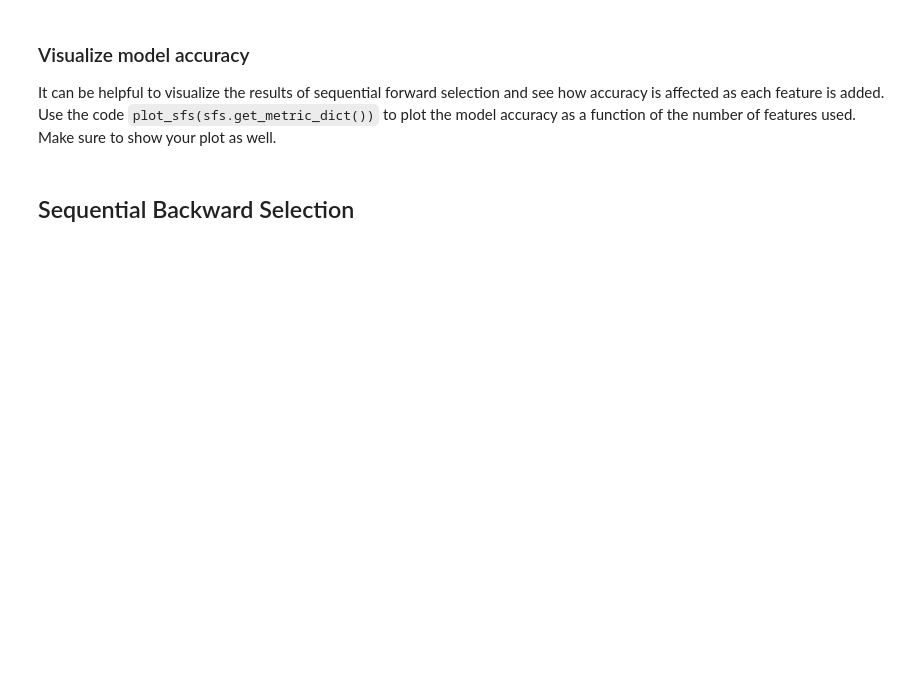
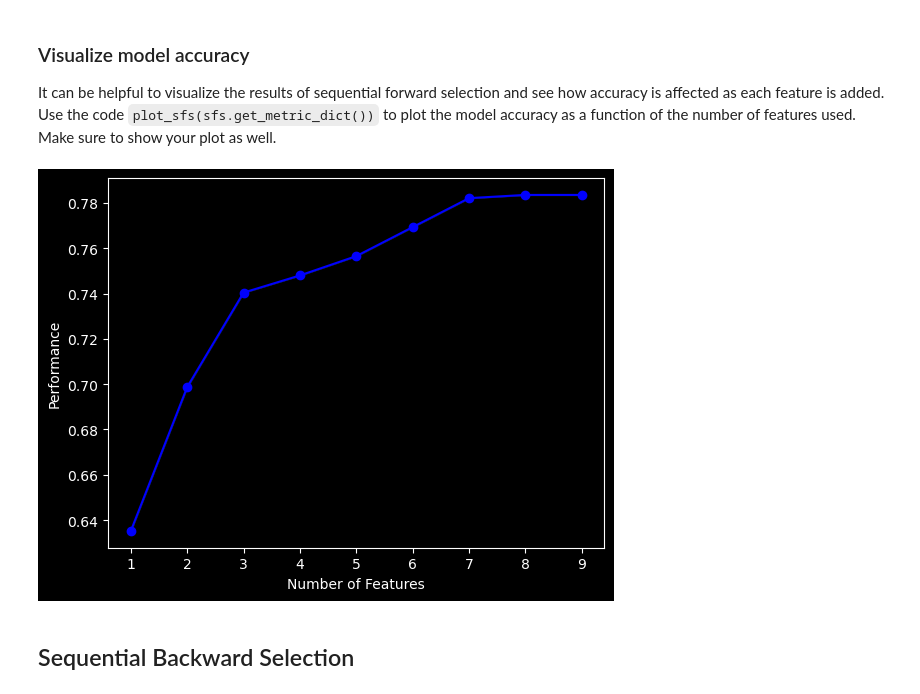
Before and after one commit to awkwardarm/Codecademy-Projects, a Jupyter notebook: Wrapper Methods/wrapper_method_starter.ipynb, the cells around one changed output. Saved outputs shown, nothing was run; the diff lists cells and outputs as text; code cells hidden in the pictures; blank space fills up the shorter version.

```diff
--- a/Wrapper Methods/wrapper_method_starter.ipynb
+++ b/Wrapper Methods/wrapper_method_starter.ipynb
@@ -103,7 +105,19 @@ Now that you've created a logistic regression model and evaluated its performanc
 Create a sequential forward selection model called `sfs`.
 * Be sure to set the `estimator` parameter to `lr` and set the `forward` and `floating` parameters to the appropriate values.
 * Also use the parameters `k_features=9`, `scoring='accuracy'`, and `cv=0`.
+# %%
+from turtle import forward
+
+
+sfs = SFS(lr,
+       k_features=9,
+       forward=True,
+       floating=False,
+       scoring='accuracy',
+       cv=0)
 # %% [markdown]
 ### Fit the model
 
 Use the `.fit()` method on `sfs` to fit the model to `X` and `y`. This step will take some time (not more than a minute) to run.
+# %%
+sfs.fit(X,y)
@@ -119,6 +165,11 @@ Use the dictionary `sfs.subsets_[9]` to print a tuple of chosen feature names. T
 ### Visualize model accuracy
 
 It can be helpful to visualize the results of sequential forward selection and see how accuracy is affected as each feature is added. Use the code `plot_sfs(sfs.get_metric_dict())` to plot the model accuracy as a function of the number of features used. Make sure to show your plot as well.
+# %%
+plot_sfs(sfs.get_metric_dict())
+plt.show()
+# %% [output]
+[figure, added]
 # %% [markdown]
 ## Sequential Backward Selection
 # %% [markdown]
```
Also changed, not shown: parts of 15 cells of this notebook.
